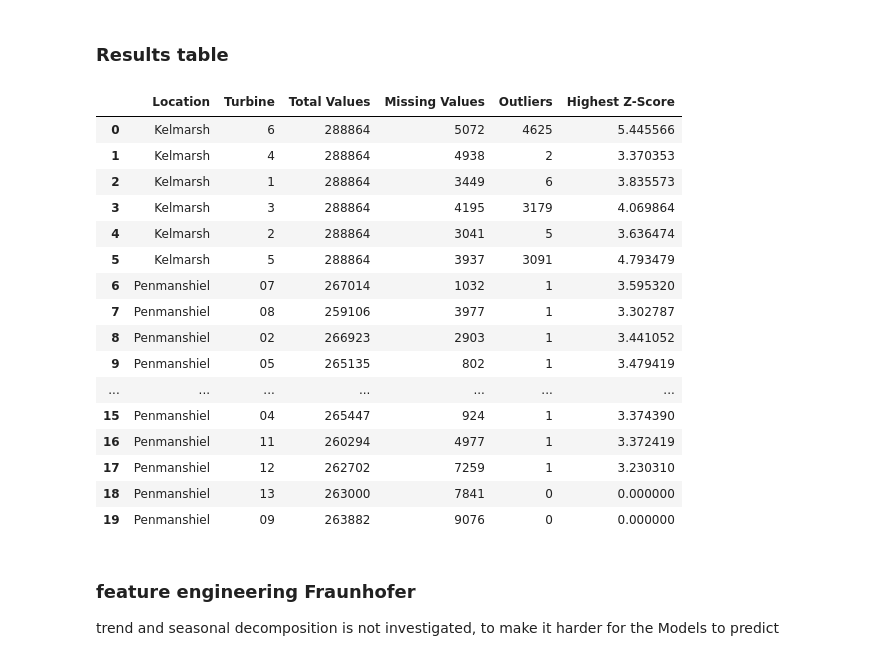
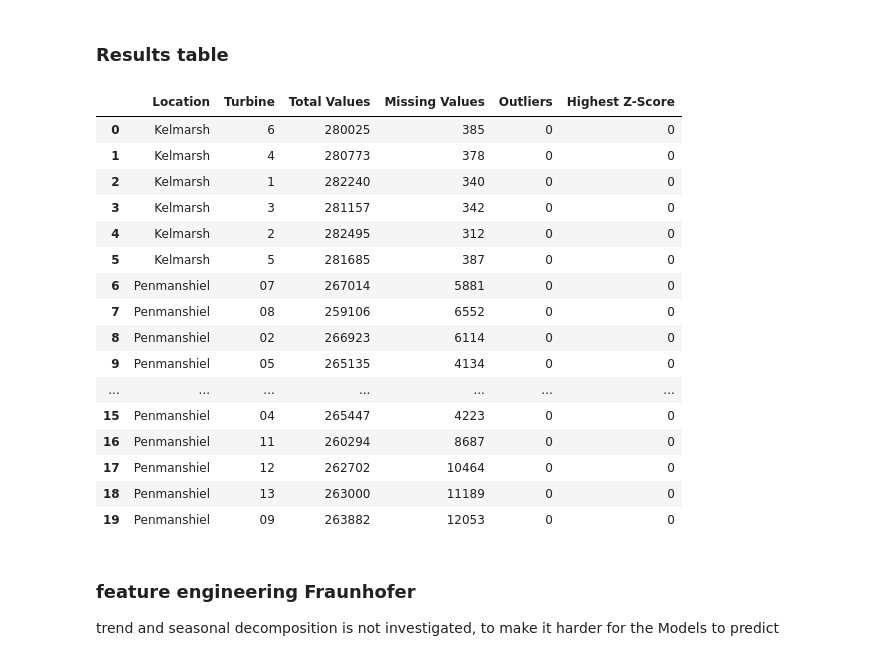
Before and after one commit to janbesler/Masterarbeit, a Jupyter notebook: src/0_Data_Pipeline.ipynb, the cells around one changed output. Saved outputs shown, nothing was run; the diff lists cells and outputs as text; code cells hidden in the pictures.

```diff
--- a/src/0_Data_Pipeline.ipynb
+++ b/src/0_Data_Pipeline.ipynb
@@ -59,7 +82,7 @@ def reading_Windturbines (turbine_directory):
         '# Date and time',
         'Wind speed (m/s)',
         'Long Term Wind (m/s)',
-        'Energy Export (kWh)'
+        'Power (kW)'
     ]
 
     # Directory containing CSV files
@@ -91,6 +114,7 @@ def reading_Windturbines (turbine_directory):
         turbine_dataframes[turbine_number] = pd.concat(dfs)
         turbine_dataframes[turbine_number].sort_values('# Date and time', inplace=True)
         turbine_dataframes[turbine_number] = turbine_dataframes[turbine_number].reset_index(drop=True)
+        turbine_dataframes[turbine_number].set_index(pd.to_datetime(turbine_dataframes[turbine_number]['# Date and time']), inplace=True)
 
     # Print the keys for the dictionary
     print("\n dictionary keys:")
@@ -577,7 +575,7 @@ don't run - takes ~10 minutes with 12 cores
 
 # Assuming turbine_dataframes is a dictionary with your DataFrames
 for turbine, df in Kelmarsh_df.items():
-    full_series = df['Energy Export (kWh)']
+    full_series = df['Power (kW)']
 
     # Extract the last 75% of the series
     series = full_series[int(0.25 * len(full_series)):]
@@ -601,7 +599,7 @@ Hence no additional steps have to be undertaken to use the time series at hand.
 ### Results table
 # %%
 # metrics function
-def compute_metrics(df, column_name='Energy Export (kWh)'):
+def compute_metrics(df, column_name='Power (kW)'):
     # Number of values
     total_values = len(df[column_name])
 
@@ -612,49 +610,49 @@ def compute_metrics(df, column_name='Energy Export (kWh)'):
     mean = df[column_name].mean()
     std_dev = df[column_name].std()
     z_scores = (df[column_name] - mean) / std_dev
 
     # Number of outliers and highest z-score
     outliers = z_scores[np.abs(z_scores) > 3]
     num_outliers = len(outliers)
     highest_z_score = outliers.abs().max() if num_outliers > 0 else 0
 
     return [total_values, missing_values, num_outliers, highest_z_score]
 
 # apply function to df
 summary_data = []
 
 # Loop for Kelmarsh_df
 for turbine, df in Kelmarsh_df.items():
     metrics = compute_metrics(df)
     summary_data.append(['Kelmarsh', turbine] + metrics)
 
 # Loop for Penmanshiel_df
 for turbine, df in Penmanshiel_df.items():
     metrics = compute_metrics(df)
     summary_data.append(['Penmanshiel', turbine] + metrics)
 
 # Convert to a summary DataFrame
 summary_df = pd.DataFrame(summary_data, columns=['Location', 'Turbine', 'Total Values', 'Missing Values', 'Outliers', 'Highest Z-Score'])
 
 summary_df
 # %% [output]
 |  | Location | Turbine | Total Values | Missing Values | Outliers | Highest Z-Score |
-| 0 | Kelmarsh | 6 | 288864 | 5072 | 4625 | 5.445566 |
-| 1 | Kelmarsh | 4 | 288864 | 4938 | 2 | 3.370353 |
-| 2 | Kelmarsh | 1 | 288864 | 3449 | 6 | 3.835573 |
-| 3 | Kelmarsh | 3 | 288864 | 4195 | 3179 | 4.069864 |
-| 4 | Kelmarsh | 2 | 288864 | 3041 | 5 | 3.636474 |
-| 5 | Kelmarsh | 5 | 288864 | 3937 | 3091 | 4.793479 |
-| 6 | Penmanshiel | 07 | 267014 | 1032 | 1 | 3.595320 |
-| 7 | Penmanshiel | 08 | 259106 | 3977 | 1 | 3.302787 |
-| 8 | Penmanshiel | 02 | 266923 | 2903 | 1 | 3.441052 |
-| 9 | Penmanshiel | 05 | 265135 | 802 | 1 | 3.479419 |
+| 0 | Kelmarsh | 6 | 280025 | 385 | 0 | 0 |
+| 1 | Kelmarsh | 4 | 280773 | 378 | 0 | 0 |
+| 2 | Kelmarsh | 1 | 282240 | 340 | 0 | 0 |
+| 3 | Kelmarsh | 3 | 281157 | 342 | 0 | 0 |
+| 4 | Kelmarsh | 2 | 282495 | 312 | 0 | 0 |
+| 5 | Kelmarsh | 5 | 281685 | 387 | 0 | 0 |
+| 6 | Penmanshiel | 07 | 267014 | 5881 | 0 | 0 |
+| 7 | Penmanshiel | 08 | 259106 | 6552 | 0 | 0 |
+| 8 | Penmanshiel | 02 | 266923 | 6114 | 0 | 0 |
+| 9 | Penmanshiel | 05 | 265135 | 4134 | 0 | 0 |
 | ... | ... | ... | ... | ... | ... | ... |
-| 15 | Penmanshiel | 04 | 265447 | 924 | 1 | 3.374390 |
-| 16 | Penmanshiel | 11 | 260294 | 4977 | 1 | 3.372419 |
-| 17 | Penmanshiel | 12 | 262702 | 7259 | 1 | 3.230310 |
-| 18 | Penmanshiel | 13 | 263000 | 7841 | 0 | 0.000000 |
-| 19 | Penmanshiel | 09 | 263882 | 9076 | 0 | 0.000000 |
+| 15 | Penmanshiel | 04 | 265447 | 4223 | 0 | 0 |
+| 16 | Penmanshiel | 11 | 260294 | 8687 | 0 | 0 |
+| 17 | Penmanshiel | 12 | 262702 | 10464 | 0 | 0 |
+| 18 | Penmanshiel | 13 | 263000 | 11189 | 0 | 0 |
+| 19 | Penmanshiel | 09 | 263882 | 12053 | 0 | 0 |
 # %% [markdown]
 ### feature engineering Fraunhofer
 
```
Also changed, not shown: parts of 21 cells of this notebook, 6 other files.
